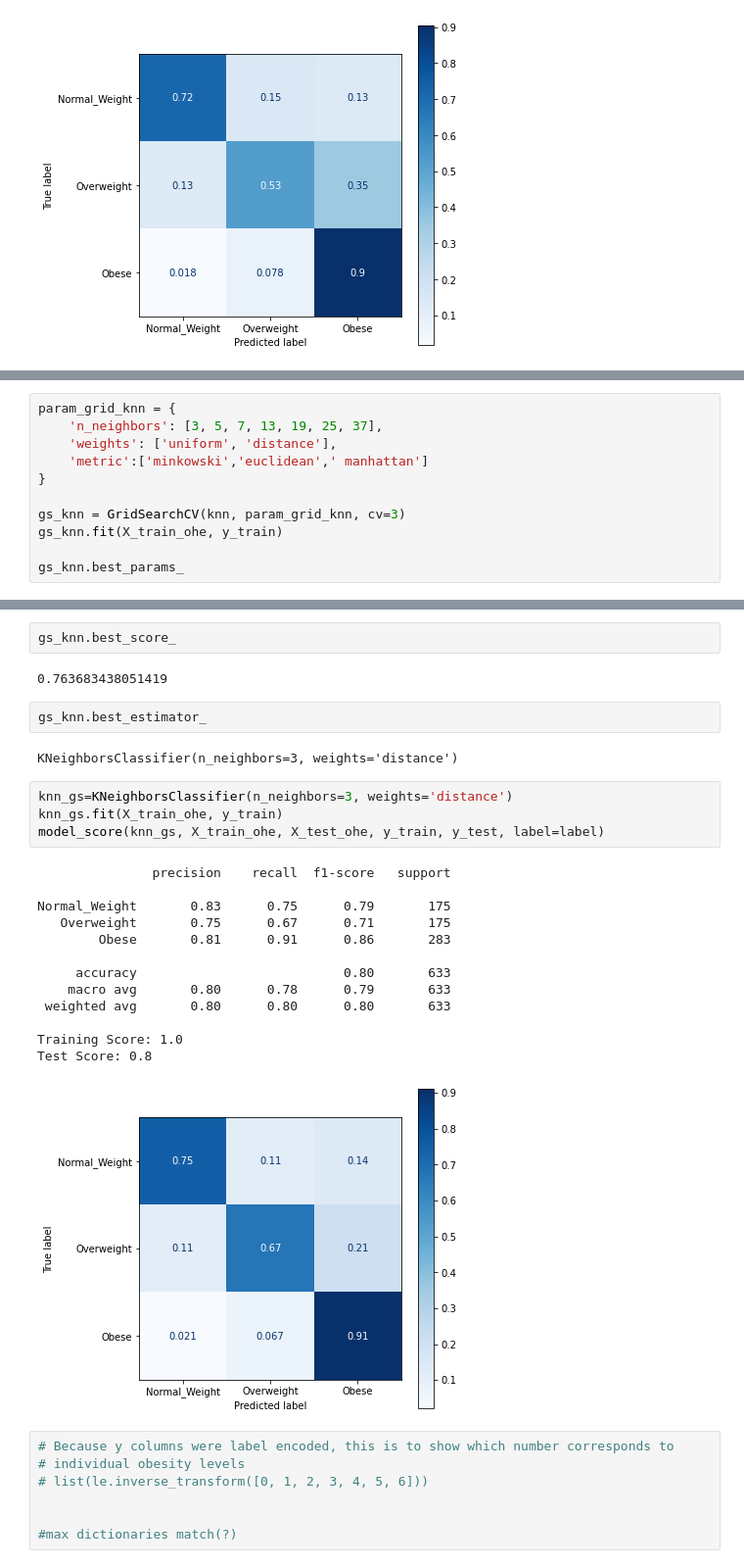
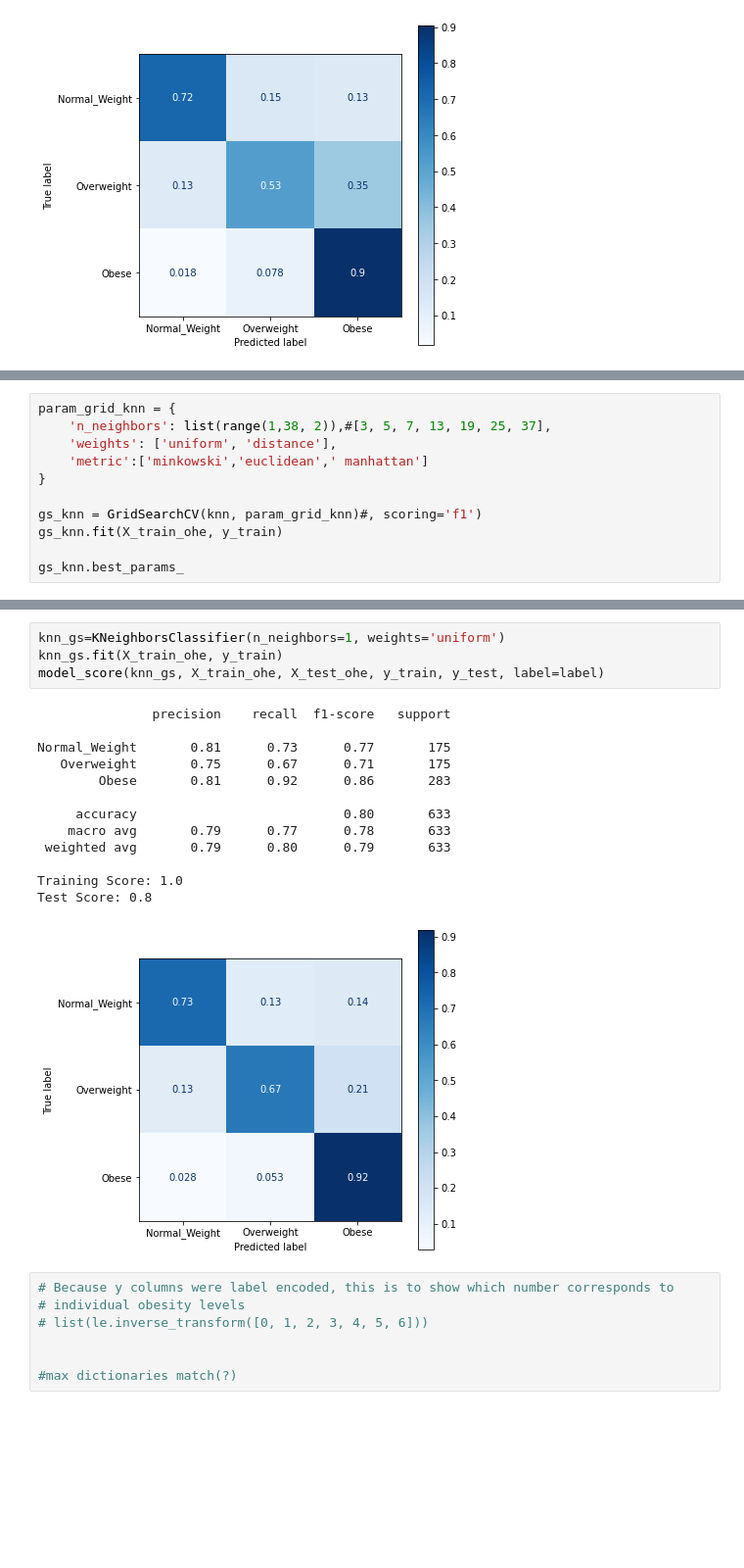
Before and after one commit to samlimish/project3, a Jupyter notebook: Project3.ipynb, the cells around one changed output, grey strips where cells are left out. Shown at 98% size. Drawn from its saved outputs; the diff is of its cells as text; blank space fills up the shorter version.

```diff
--- a/Project3.ipynb
+++ b/Project3.ipynb
@@ -474,11 +476,11 @@ Test Score: 0.75
 # %%
 param_grid_knn = {
-    'n_neighbors': [3, 5, 7, 13, 19, 25, 37],
+    'n_neighbors': list(range(1,38, 2)),#[3, 5, 7, 13, 19, 25, 37],
     'weights': ['uniform', 'distance'],
     'metric':['minkowski','euclidean',' manhattan']
 }
 
-gs_knn = GridSearchCV(knn, param_grid_knn, cv=3)
+gs_knn = GridSearchCV(knn, param_grid_knn)#, scoring='f1')
 gs_knn.fit(X_train_ohe, y_train)
 
 gs_knn.best_params_
@@ -504,29 +506,21 @@ ValueError: Metric ' manhattan' not valid. Use sorted(sklearn.neighbors.VALID_ME
-# %%
-gs_knn.best_score_
-# %% [output]
-0.763683438051419
-# %%
-gs_knn.best_estimator_
-# %% [output]
-KNeighborsClassifier(n_neighbors=3, weights='distance')
 # %%
-knn_gs=KNeighborsClassifier(n_neighbors=3, weights='distance')
+knn_gs=KNeighborsClassifier(n_neighbors=1, weights='uniform')
 knn_gs.fit(X_train_ohe, y_train)
 model_score(knn_gs, X_train_ohe, X_test_ohe, y_train, y_test, label=label)
 # %% [output]
                precision    recall  f1-score   support
 
-Normal_Weight       0.83      0.75      0.79       175
+Normal_Weight       0.81      0.73      0.77       175
    Overweight       0.75      0.67      0.71       175
-        Obese       0.81      0.91      0.86       283
+        Obese       0.81      0.92      0.86       283
 
      accuracy                           0.80       633
-    macro avg       0.80      0.78      0.79       633
- weighted avg       0.80      0.80      0.80       633
+    macro avg       0.79      0.77      0.78       633
+ weighted avg       0.79      0.80      0.79       633
 
 Training Score: 1.0
 Test Score: 0.8
-[figure, old version]
+[figure, new version]
 # %%
 # Because y columns were label encoded, this is to show which number corresponds to
 # individual obesity levels
```
Also changed, not shown: parts of 5 cells of this notebook.
